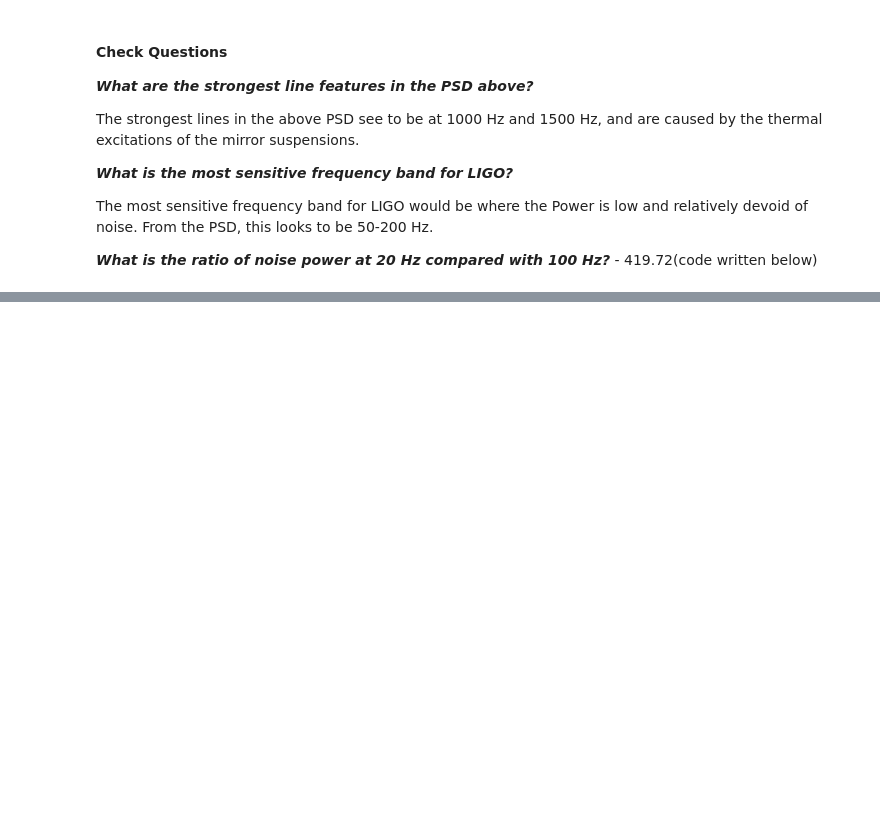
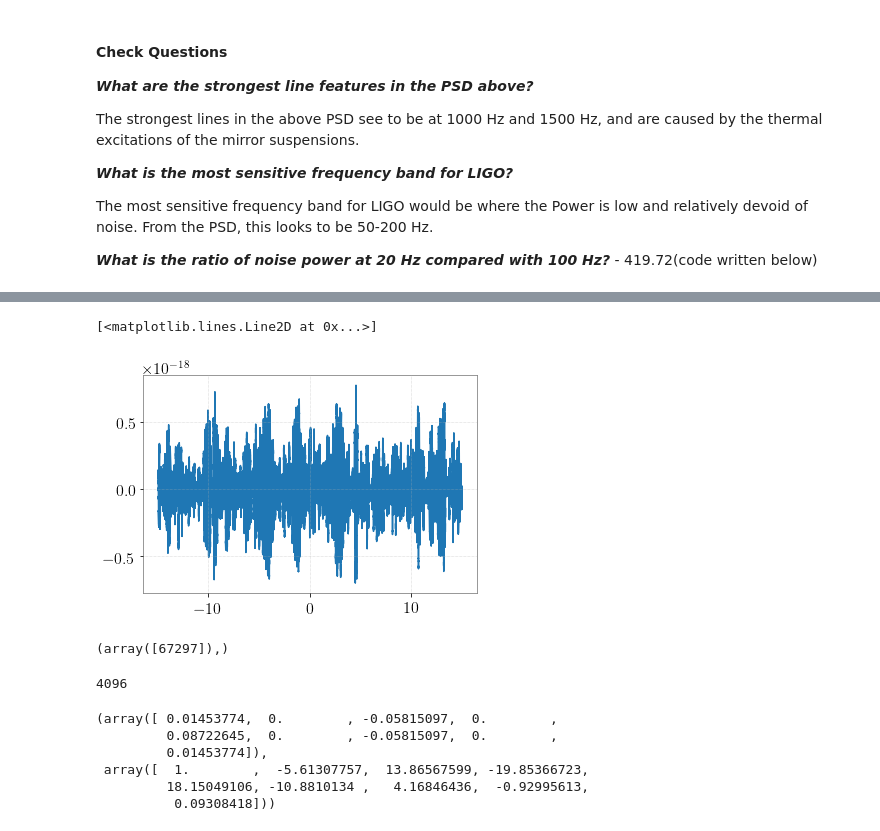
Before and after one commit to adivijaykumar/courses, a Jupyter notebook: gwosc/intro.ipynb, the cells around one changed output, grey strips where cells are left out. Cells and saved outputs as stored; diff of their text form; code cells hidden in the pictures; blank space fills up the shorter version.

```diff
--- a/gwosc/intro.ipynb
+++ b/gwosc/intro.ipynb
@@ -46,0 +94,22 @@ The Low frequency noise is seismic noise
+# %%
+plt.plot(time_final, strain_final)
+# %% [output]
+[<matplotlib.lines.Line2D at 0x...>]
+[figure, added]
+# %%
+np.where(np.abs(time - t0) < 1e-4)
+# %% [output]
+(array([67297]),)
+# %%
+len(np.blackman(fs))
+# %% [output]
+4096
+# %%
+butter(4, [low_freq*2./fs, high_freq*2./fs], btype='band')
+# %% [output]
+(array([ 0.01453774,  0.        , -0.05815097,  0.        ,
+         0.08722645,  0.        , -0.05815097,  0.        ,
+         0.01453774]),
+ array([  1.        ,  -5.61307757,  13.86567599, -19.85366723,
+         18.15049106, -10.8810134 ,   4.16846436,  -0.92995613,
+          0.09308418]))
```
Also changed, not shown: parts of 8 cells of this notebook.
